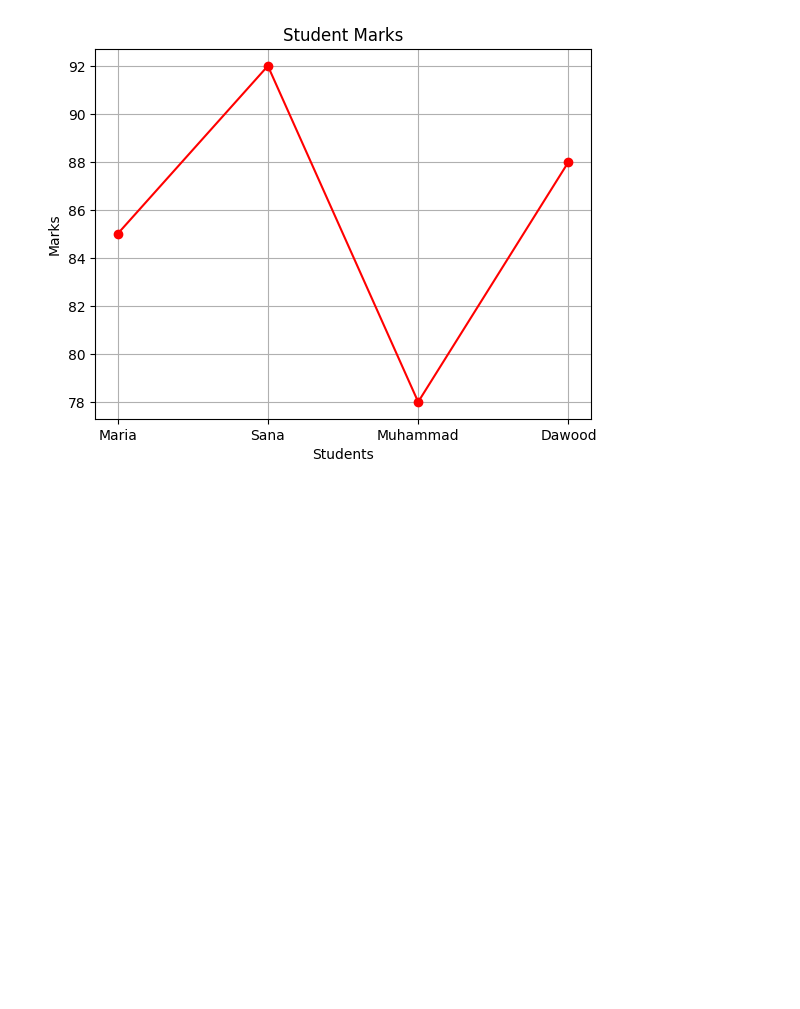
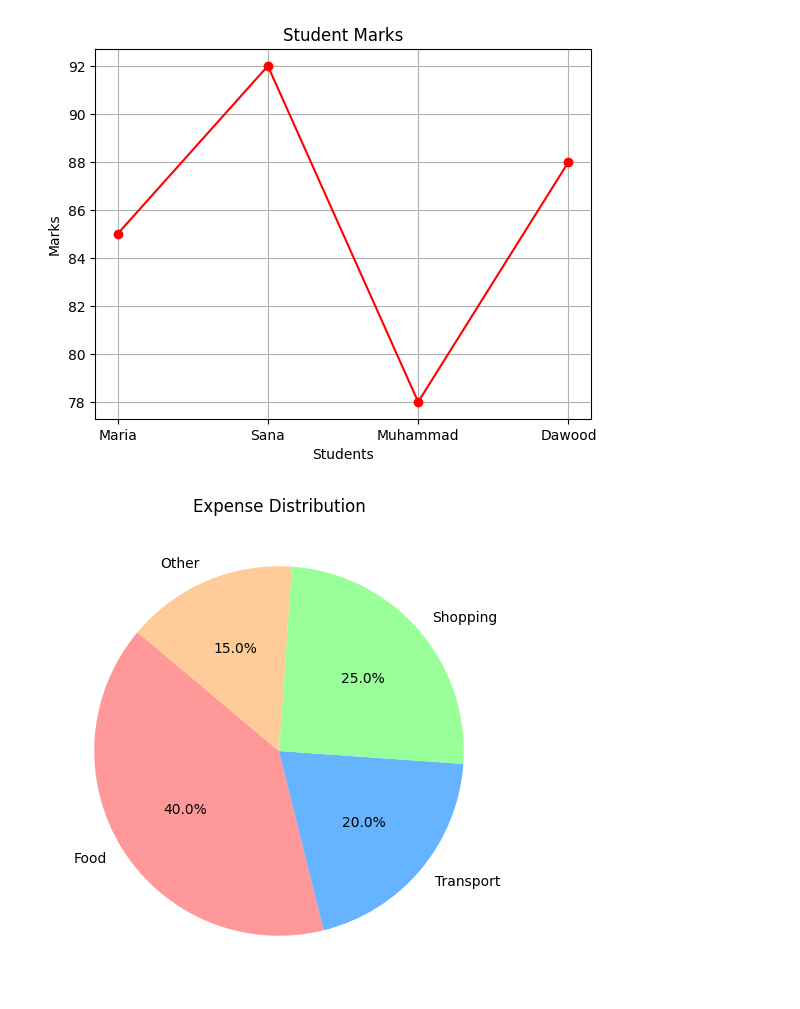
Before and after one commit to ummerooman224-lgtm/Matplotlib_Tasks, a Jupyter notebook: Matplotlib_Tasks.ipynb, the cells around one changed output. Saved outputs shown, nothing was run; the diff lists cells and outputs as text; code cells hidden in the pictures; blank space fills up the shorter version.

```diff
--- a/Matplotlib_Tasks.ipynb
+++ b/Matplotlib_Tasks.ipynb
@@ -92,3 +100,16 @@ plt.title('Student Marks')
 plt.show()
 # %% [output]
 [figure]
+# %%
+import matplotlib.pyplot as plt
+
+categories = ['Food', 'Transport', 'Shopping', 'Other']
+expenses = [40, 20, 25, 15]
+colors = ['#ff9999','#66b3ff','#99ff99','#ffcc99']
+
+plt.figure(figsize=(6, 6))
+plt.pie(expenses, labels=categories, autopct='%1.1f%%', startangle=140, colors=colors)
+plt.title('Expense Distribution')
+plt.show()
+# %% [output]
+[figure, added]
```
Also changed, not shown: parts of 8 cells of this notebook.
